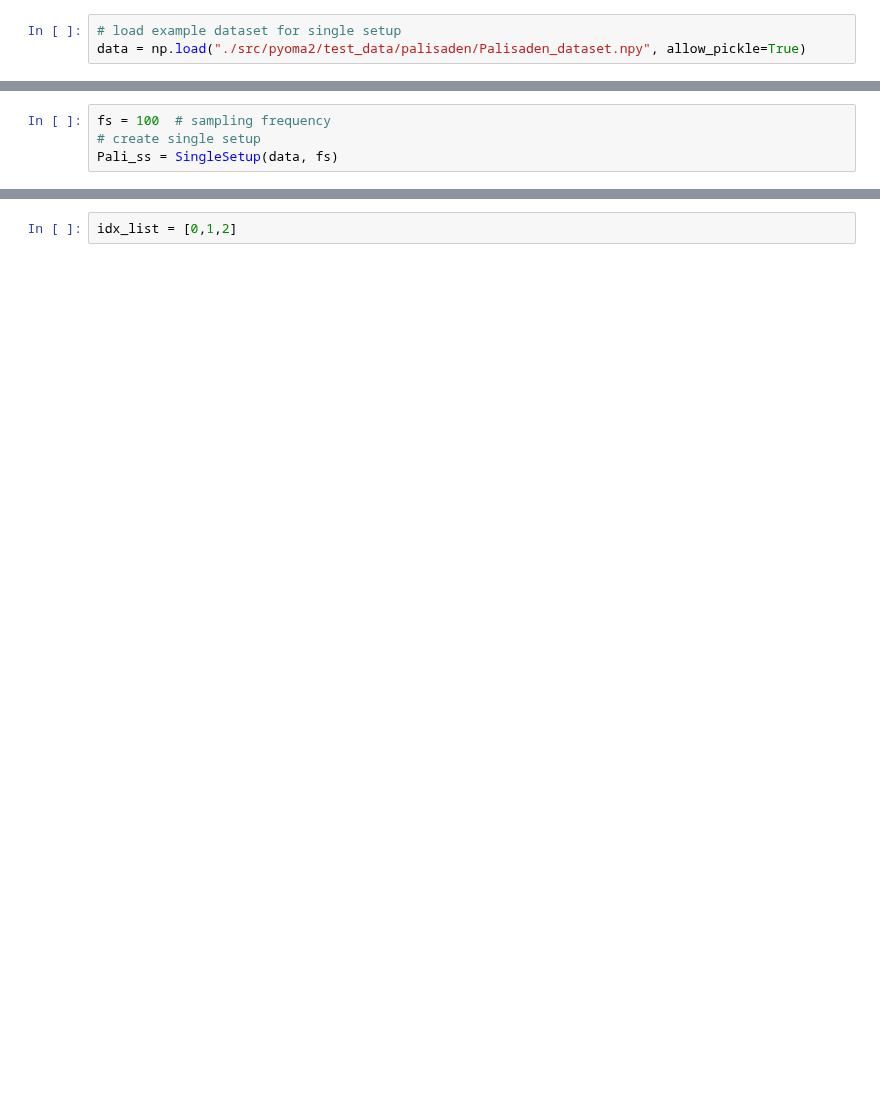
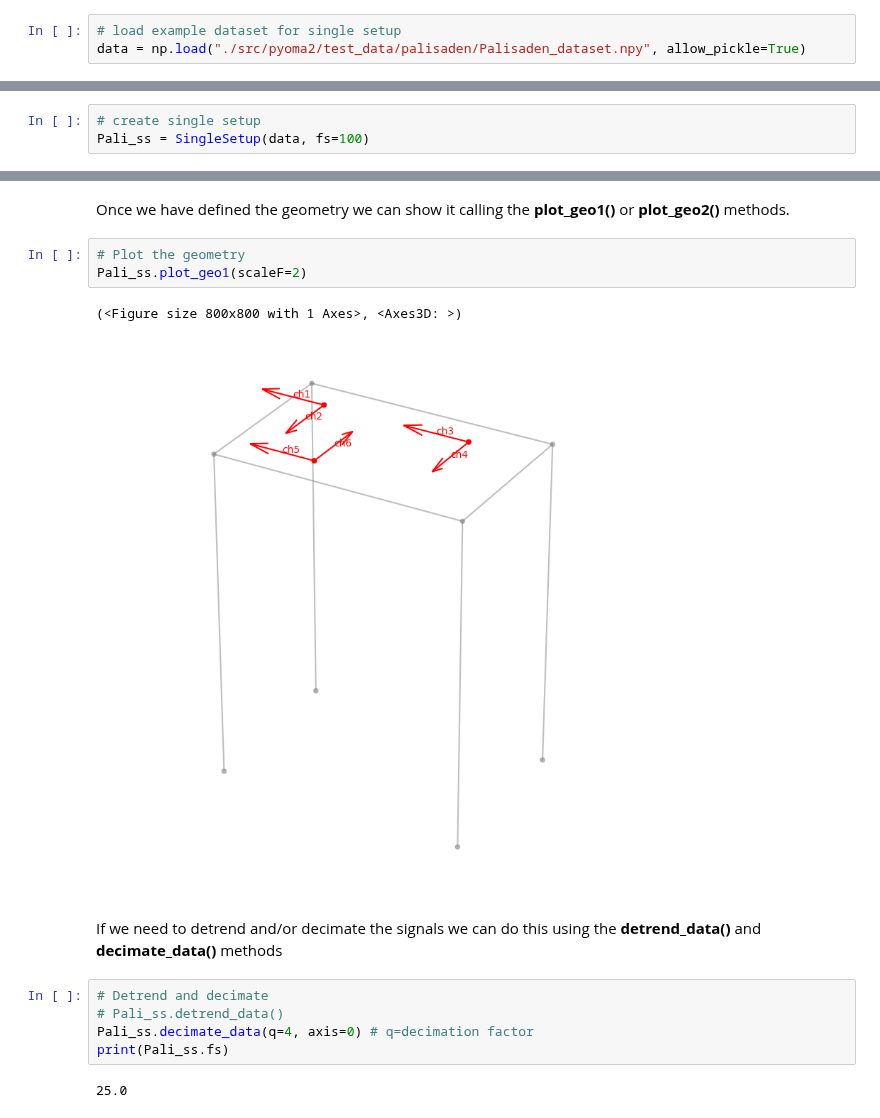
Before and after one commit to dagghe/pyOMA2, a Jupyter notebook: SingleSetupExample.ipynb, the cells around one changed output, grey strips where cells are left out. Saved outputs shown, nothing was run; the diff lists cells and outputs as text; blank space fills up the shorter version.

Commit message:
add SingeSetup jup notebook

```diff
--- a/SingleSetupExample.ipynb
+++ b/SingleSetupExample.ipynb
@@ -31,4 +22,3 @@ sens_sign = pd.read_csv("./src/pyoma2/test_data/palisaden/sens_sign.txt", sep="\
 # %%
-fs = 100  # sampling frequency
 # create single setup
-Pali_ss = SingleSetup(data, fs)
+Pali_ss = SingleSetup(data, fs=100)
@@ -35,2 +66,17 @@ Pali_ss = SingleSetup(data, fs)
+# %% [markdown]
+Once we have defined the geometry we can show it calling the **plot_geo1()** or **plot_geo2()** methods.
+# %%
+# Plot the geometry
+Pali_ss.plot_geo1(scaleF=2)
+# %% [output]
+(<Figure size 800x800 with 1 Axes>, <Axes3D: >)
+[figure, added]
+# %% [markdown]
+If we need to detrend and/or decimate the signals we can do this using the **detrend_data()** and **decimate_data()** methods
 # %%
-idx_list = [0,1,2]
+# Detrend and decimate
+# Pali_ss.detrend_data()
+Pali_ss.decimate_data(q=4, axis=0) # q=decimation factor
+print(Pali_ss.fs)
+# %% [output]
+25.0
```
Also changed, not shown: parts of 28 cells of this notebook.
